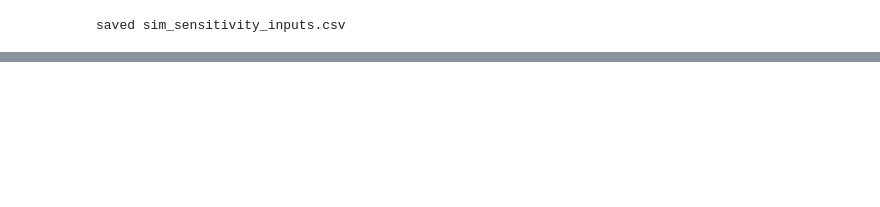
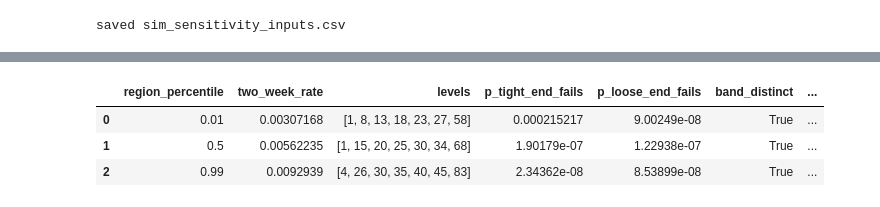
Before and after one commit to luisesparza3347/ab-testing-experiments, a Jupyter notebook: notebooks/00_sim_design_check.ipynb, the cells around one changed output, grey strips where cells are left out. Saved outputs shown, nothing was run; the diff lists cells and outputs as text; code cells hidden in the pictures; blank space fills up the shorter version.

```diff
--- a/notebooks/00_sim_design_check.ipynb
+++ b/notebooks/00_sim_design_check.ipynb
@@ -497,0 +509,21 @@ saved sim_sensitivity_inputs.csv
+# %%
+rows = []
+for pct in [0.01, 0.5, 0.99]:
+    p0_r = stats.beta(a_beta, b_beta).ppf(pct)
+    q0, q1 = to_daily(p0_r), to_daily(p0_r + lift)
+    lv = sim.supply_levels(N_mech, q0, q1, eps)[0]
+    rows.append({
+        "region_percentile": pct, "two_week_rate": p0_r, "levels": lv.tolist(),
+        "p_tight_end_fails": stats.binom.cdf(lv[0] - 1, N_mech, q0),
+        "p_loose_end_fails": stats.binom.sf(lv[-1], N_mech, q1),
+        "band_distinct": len(set(lv[1:6].tolist())) == 5,
+        "eps": eps,
+    })
+end_check_engine = pd.DataFrame(rows)
+end_check_engine.to_csv(TABLES / "sim_end_check_engine.csv", index=False)
+end_check_engine
+# %% [output]
+|  | region_percentile | two_week_rate | levels | p_tight_end_fails | p_loose_end_fails | band_distinct | ... |
+| 0 | 0.01 | 0.00307168 | [1, 8, 13, 18, 23, 27, 58] | 0.000215217 | 9.00249e-08 | True | ... |
+| 1 | 0.5 | 0.00562235 | [1, 15, 20, 25, 30, 34, 68] | 1.90179e-07 | 1.22938e-07 | True | ... |
+| 2 | 0.99 | 0.0092939 | [4, 26, 30, 35, 40, 45, 83] | 2.34362e-08 | 8.53899e-08 | True | ... |
```
Also changed, not shown: parts of 9 cells of this notebook, 3 other files.
